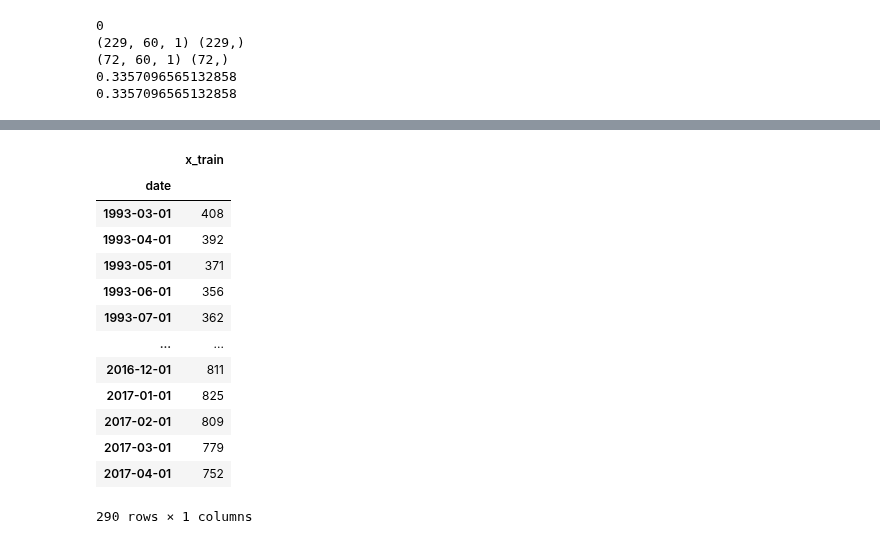
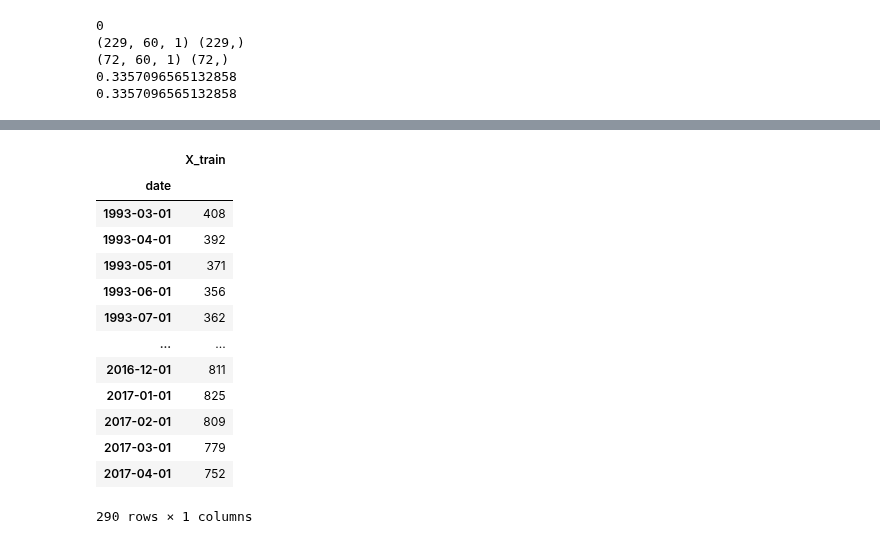
Before and after one commit to mofuoku417/Crude-Palm-Oil-Price-Prediction, a Jupyter notebook: Crude_PalmOil_Price_Prediction_using_MLP_Regression_ipynb.ipynb, the cells around one changed output, grey strips where cells are left out. Drawn from its saved outputs; the diff is of its cells as text; code cells hidden in the pictures.

```diff
--- a/Crude_PalmOil_Price_Prediction_using_MLP_Regression_ipynb.ipynb
+++ b/Crude_PalmOil_Price_Prediction_using_MLP_Regression_ipynb.ipynb
@@ -154,9 +154,3 @@ print(y_test[0])
 (72, 60, 1) (72,)
 0.3357096565132858
 0.3357096565132858
-# %%
-'''
-# Split the dataset into train and test set
-train_size = int(df.shape[0] * 0.67)
-train_df, test_df = df.iloc[:train_size, :], df.iloc[train_size:, :]
-'''
@@ -271,8 +247,8 @@ R^2 Score: 0.88 %
 # %%
-train = pd.DataFrame(train_df[:train_data_len + 1]).rename(columns={'cpo_pri': 'x_train'})
+train = pd.DataFrame(train_df[:train_data_len + 1]).rename(columns={'cpo_pri': 'X_train'})
 train
 # %% [output]
-|  | x_train |
+|  | X_train |
 | date |  |
 | 1993-03-01 | 408 |
 | 1993-04-01 | 392 |
```
Also changed, not shown: parts of 9 cells of this notebook.
